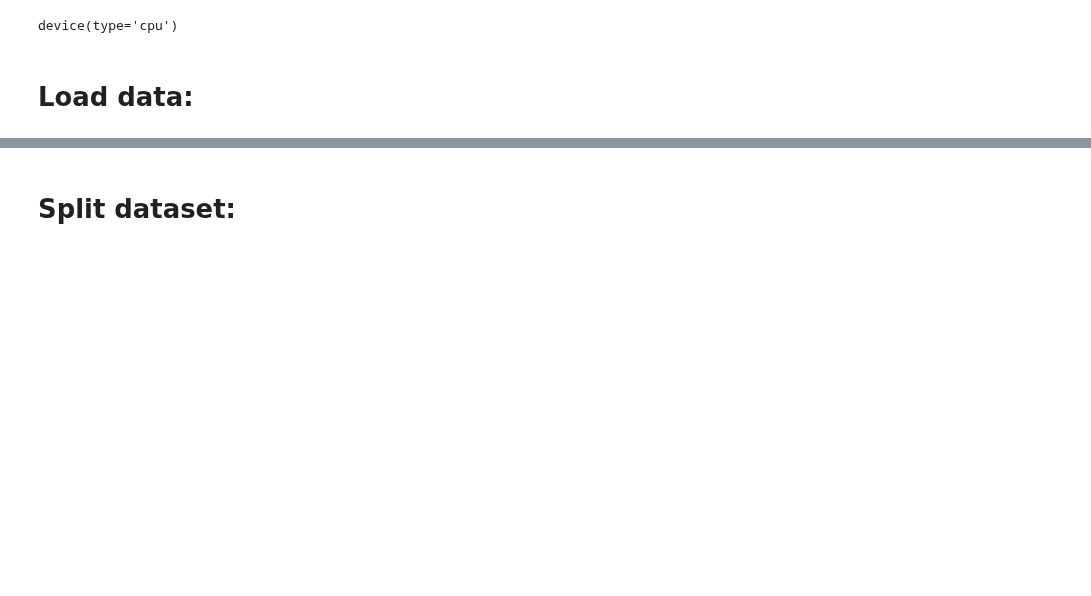
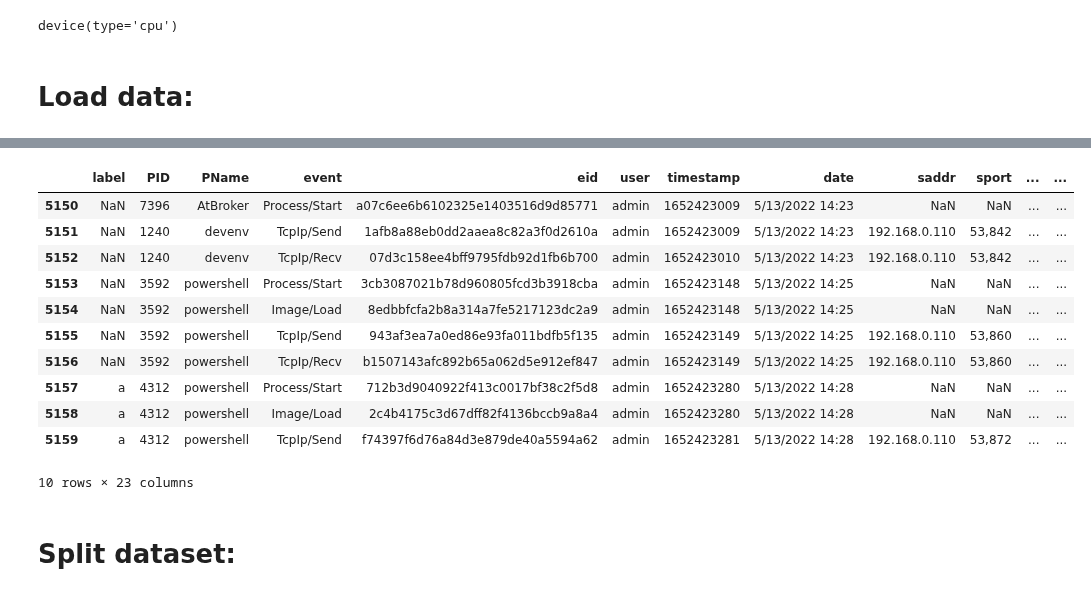
Before and after one commit to cybershapley/cybershapley, a Jupyter notebook: Make sequence dataset.ipynb, the cells around one changed output, grey strips where cells are left out. Saved outputs shown, nothing was run; the diff lists cells and outputs as text; code cells hidden in the pictures; blank space fills up the shorter version.

```diff
--- a/Make sequence dataset.ipynb
+++ b/Make sequence dataset.ipynb
@@ -19,16 +19,31 @@ device(type='cpu')
 # %% [markdown]
 # Load data:
 # %%
-ds_name = "Theia" #Theia, Cadets
+ds_name = "PublicArena" #Theia, Cadets, PublicArena
 
 if ds_name == "Theia":
     data_folder = "dataset/theia/"
 elif ds_name == "Cadets":
     data_folder = "dataset/cadets/"
+elif ds_name == "PublicArena":
+    data_folder = "dataset/PublicArena/"
+
 events_df = pd.read_csv(data_folder+f"{ds_name}_Krystal_transformation.csv")
+
+
 sequence_len = 10 # set seq len
 # %%
-event2code = {
+if ds_name == "PublicArena":
+    event2code = {
+     'TcpIp/Recv': 0,
+     'TcpIp/Send': 1,
+     'FileIO/Read': 2,
+     'Process/Start': 3,
+     'Image/Load': 4,
+    }
+    events_df['type'] = events_df['event']
+else:
+    event2code = {
      'EVENT_WRITE': 0,
      'EVENT_MODIFY_FILE_ATTRIBUTES': 1,
      'EVENT_EXECUTE': 2,
@@ -58,3 +73,18 @@ events_df.head()
+# %%
+events_df.iloc[5150:5160]
+# %% [output]
+|  | label | PID | PName | event | eid | user | timestamp | date | saddr | sport | ... | ... |
+| 5150 | NaN | 7396 | AtBroker | Process/Start | a07c6ee6b6102325e1403516d9d85771 | admin | 1652423009 | 5/13/2022 14:23 | NaN | NaN | ... | ... |
+| 5151 | NaN | 1240 | devenv | TcpIp/Send | 1afb8a88eb0dd2aaea8c82a3f0d2610a | admin | 1652423009 | 5/13/2022 14:23 | 192.168.0.110 | 53,842 | ... | ... |
+| 5152 | NaN | 1240 | devenv | TcpIp/Recv | 07d3c158ee4bff9795fdb92d1fb6b700 | admin | 1652423010 | 5/13/2022 14:23 | 192.168.0.110 | 53,842 | ... | ... |
+| 5153 | NaN | 3592 | powershell | Process/Start | 3cb3087021b78d960805fcd3b3918cba | admin | 1652423148 | 5/13/2022 14:25 | NaN | NaN | ... | ... |
+| 5154 | NaN | 3592 | powershell | Image/Load | 8edbbfcfa2b8a314a7fe5217123dc2a9 | admin | 1652423148 | 5/13/2022 14:25 | NaN | NaN | ... | ... |
+| 5155 | NaN | 3592 | powershell | TcpIp/Send | 943af3ea7a0ed86e93fa011bdfb5f135 | admin | 1652423149 | 5/13/2022 14:25 | 192.168.0.110 | 53,860 | ... | ... |
+| 5156 | NaN | 3592 | powershell | TcpIp/Recv | b1507143afc892b65a062d5e912ef847 | admin | 1652423149 | 5/13/2022 14:25 | 192.168.0.110 | 53,860 | ... | ... |
+| 5157 | a | 4312 | powershell | Process/Start | 712b3d9040922f413c0017bf38c2f5d8 | admin | 1652423280 | 5/13/2022 14:28 | NaN | NaN | ... | ... |
+| 5158 | a | 4312 | powershell | Image/Load | 2c4b4175c3d67dff82f4136bccb9a8a4 | admin | 1652423280 | 5/13/2022 14:28 | NaN | NaN | ... | ... |
+| 5159 | a | 4312 | powershell | TcpIp/Send | f74397f6d76a84d3e879de40a5594a62 | admin | 1652423281 | 5/13/2022 14:28 | 192.168.0.110 | 53,872 | ... | ... |
+10 rows × 23 columns
 # %%
 def make_sequences_dict(df): #
     data_for_model = {"data_for_sequences":[]}
```
Also changed, not shown: parts of 6 cells of this notebook, 14 other files.
